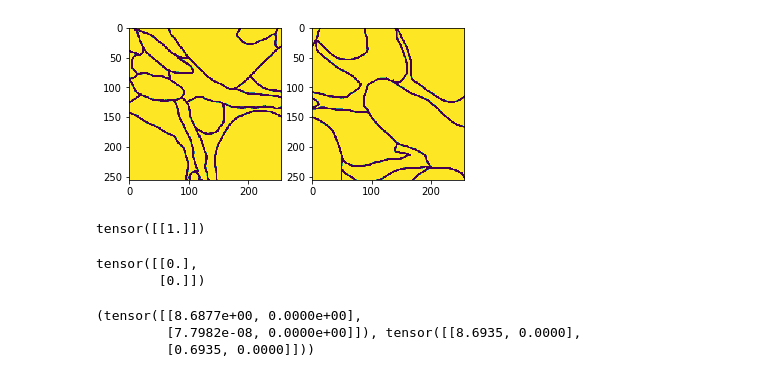
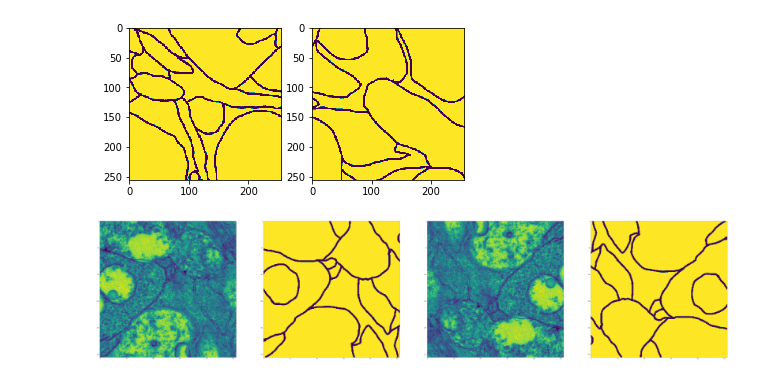
Before and after one commit to kinolly/USRIC, a Jupyter notebook: test.ipynb, the cells around one changed output. Saved outputs shown, nothing was run; the diff lists cells and outputs as text; code cells hidden in the pictures.

Commit message:
modified u_rsic_utils

```diff
--- a/test.ipynb
+++ b/test.ipynb
@@ -46,47 +48,35 @@ plt.imshow(img2)
 plt.show()
 # %% [output]
 [figure]
-# %%
-import torch
-import torch.nn as nn
-import torch.nn.functional as F
-from torch.autograd import Variable
-
-class FocalLoss(nn.Module):
-    def __init__(self, num_classes=2, alpha=None, gamma=2, size_average=True):
-        super(FocalLoss, self).__init__()
-        if alpha is None:
-            self.alpha = Variable(torch.ones(num_classes, 1))
-        else:
-            if isinstance(alpha, Variable):
-                self.alpha = alpha
-            else:
-                self.alpha = Variable(alpha)
-
-        self.gamma = gamma
-
-    def forward(self, inputs, targets):
-        if inputs.is_cuda and not self.alpha.is_cuda:
-            self.alpha = self.alpha.cuda()
-#         print(inputs.shape)
-        print(F.softmax(inputs))
-        base_loss = -(targets * (inputs - torch.log(torch.exp(inputs).sum())))
-        loss = -self.alpha * (1. - F.softmax(inputs)) ** self.gamma * base_loss
-        return loss
-
-loss = FocalLoss()
-loss(torch.tensor([[.3]]), torch.tensor([1.]))
-# %% [output]
-tensor([[1.]])
-tensor([[0.],
-        [0.]])
-# %%
-inputs = torch.tensor([[1., 9.], [9., 1.]])
-targets = torch.tensor([1., 0.])
-alpha = []
-bl = -(targets * (inputs - torch.log(torch.exp(inputs).sum())))
-((1 - F.softmax(inputs, dim=1)) ** 2 * bl), bl
-# %% [output]
-(tensor([[8.6877e+00, 0.0000e+00],
-         [7.7982e-08, 0.0000e+00]]), tensor([[8.6935, 0.0000],
-         [0.6935, 0.0000]]))
+# %%
+import albumentations as A
+import random
+
+data_path = '/home/arron/dataset/U-RSIC/complex/data_split_256x256'
+img_list = os.listdir(os.path.join(data_path, 'img'))
+random.shuffle(img_list)
+
+for img_file in img_list:
+    label_file = img_file.replace("png", "tiff")
+    img = cv2.imread(os.path.join(data_path, 'img', img_file), cv2.IMREAD_GRAYSCALE)
+    label = cv2.imread(os.path.join(data_path, 'label', label_file), cv2.IMREAD_GRAYSCALE)
+
+    sample={'image':img, 'mask':label}
+
+    aug = A.Compose([
+            A.RandomRotate90(p=1),
+    ], p=1)
+    aug_sample = aug(**sample)
+    plt.figure(figsize=(100,100))
+    plt.subplot(141)
+    plt.imshow(img)
+    plt.subplot(142)
+    plt.imshow(label)
+    plt.subplot(143)
+    plt.imshow(aug_sample['image'])
+    plt.subplot(144)
+    plt.imshow(aug_sample['mask'])
+    plt.show()
+    break
+# %% [output]
+[figure, added]
```
Also changed, not shown: parts of 1 cell of this notebook, 3 other files.
